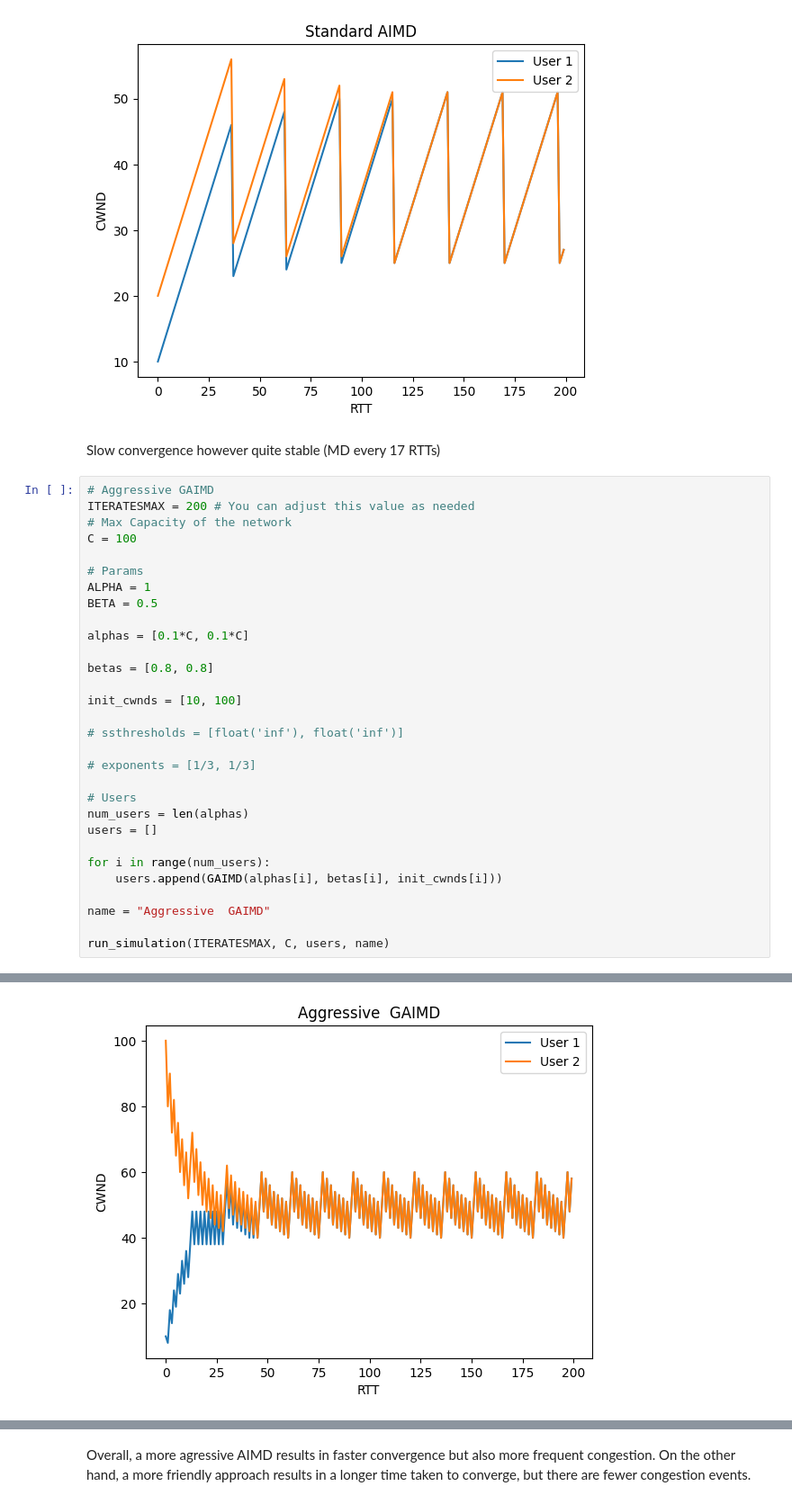
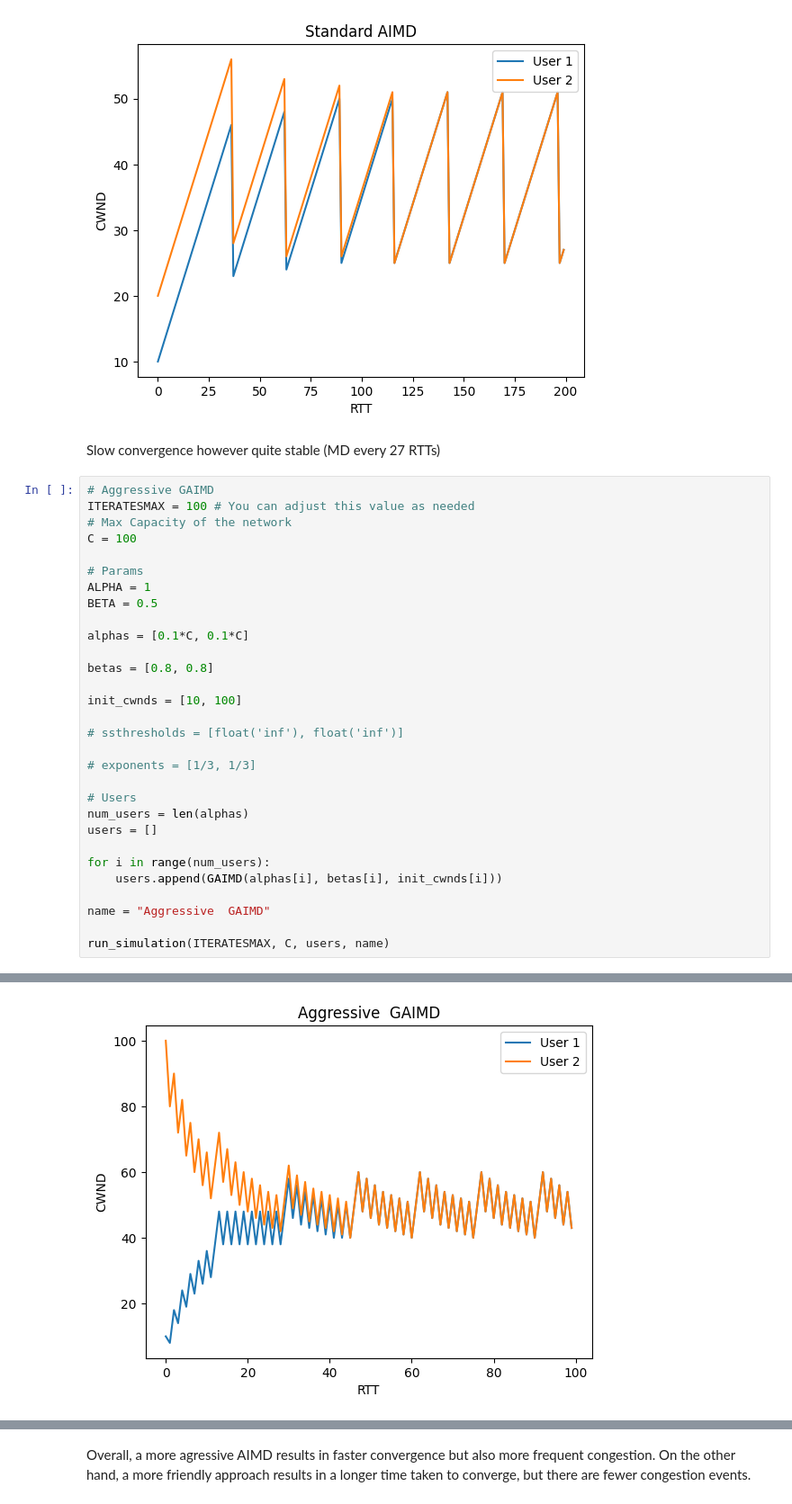
Before and after one commit to Andrelim99/CZ4052-Cloud-Computing, a Jupyter notebook: Assignment 1/main.ipynb, the cells around one changed output, grey strips where cells are left out. Shown at 90% size. Drawn from its saved outputs; the diff is of its cells as text.

```diff
--- a/Assignment 1/main.ipynb
+++ b/Assignment 1/main.ipynb
@@ -213,10 +213,10 @@ Final User-2 CWND: 27
 [figure]
 [figure]
 # %% [markdown]
-Slow convergence however quite stable (MD every 17 RTTs)
+Slow convergence however quite stable (MD every 27 RTTs)
 # %%
 # Aggressive GAIMD
-ITERATESMAX = 200 # You can adjust this value as needed
+ITERATESMAX = 100 # You can adjust this value as needed
 # Max Capacity of the network
 C = 100
 
@@ -265,4 +265,4 @@ Final User-2 CWND: 58
 [figure]
-[figure, old version]
+[figure, new version]
 # %%
 # Friendly GAIMD
```
Also changed, not shown: parts of 9 cells of this notebook.
